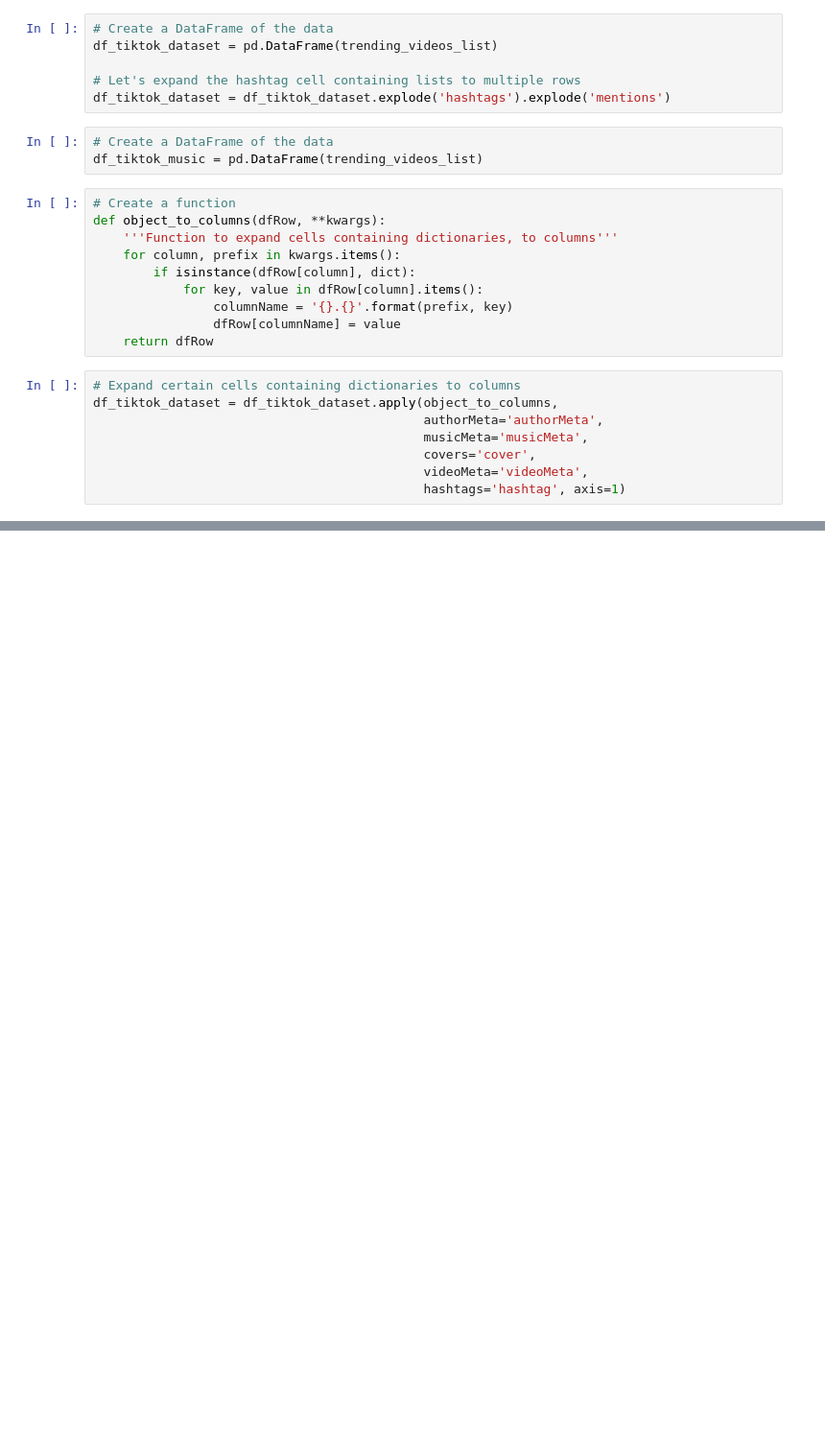
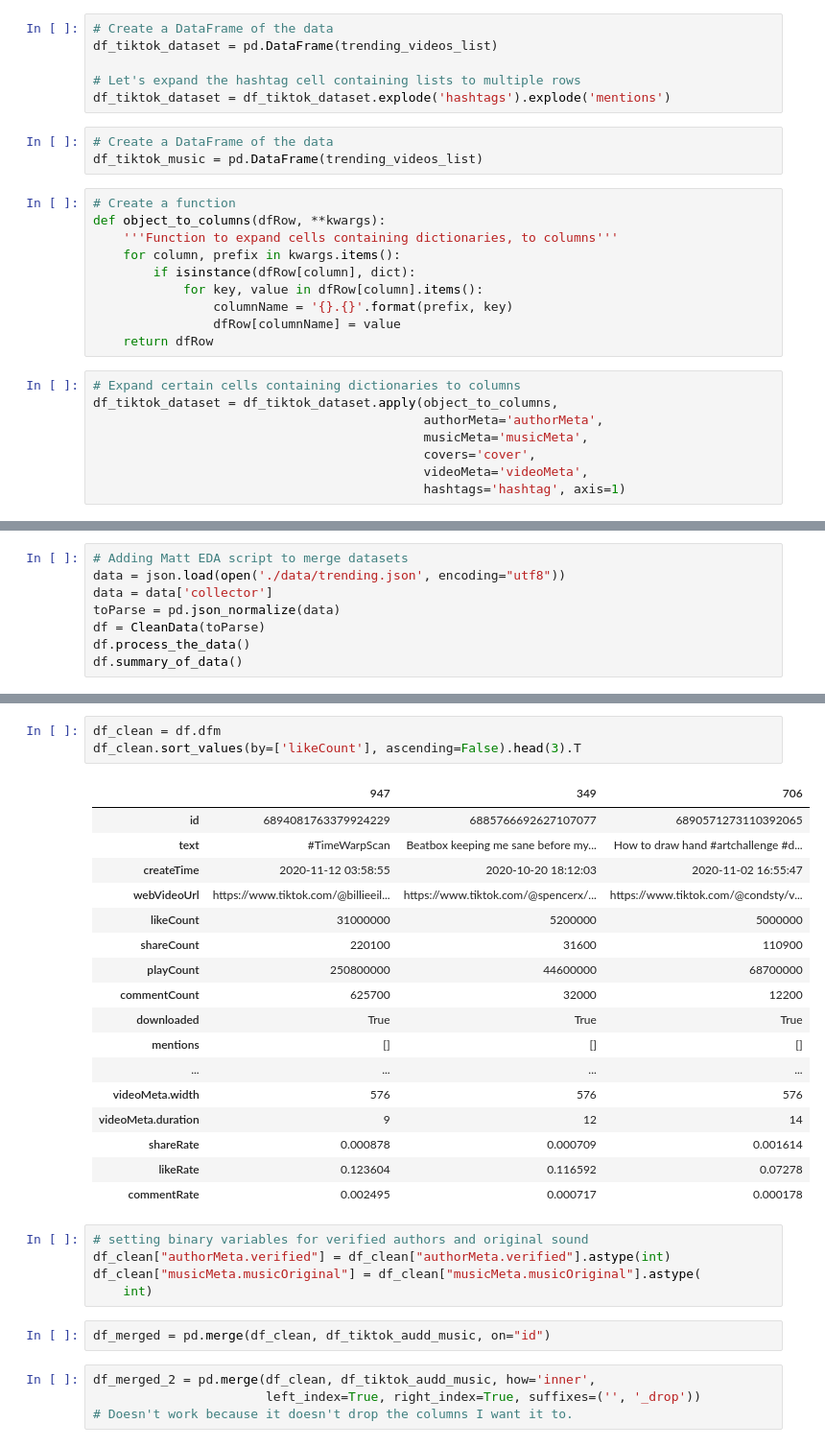
Before and after one commit to ba-group-projects/tiktok-popularity-eda, a Jupyter notebook: tobie_music.ipynb, the cells around one changed output, grey strips where cells are left out. Shown at 96% size. Drawn from its saved outputs; the diff is of its cells as text; blank space fills up the shorter version.

```diff
--- a/tobie_music.ipynb
+++ b/tobie_music.ipynb
@@ -114,0 +277,8 @@ df_tiktok_audd_music
+# %%
+# Adding Matt EDA script to merge datasets
+data = json.load(open('./data/trending.json', encoding="utf8"))
+data = data['collector']
+toParse = pd.json_normalize(data)
+df = CleanData(toParse)
+df.process_the_data()
+df.summary_of_data()
@@ -114,0 +295,32 @@ df_tiktok_audd_music
+# %%
+df_clean = df.dfm
+df_clean.sort_values(by=['likeCount'], ascending=False).head(3).T
+# %% [output]
+|  | 947 | 349 | 706 |
+| id | 6894081763379924229 | 6885766692627107077 | 6890571273110392065 |
+| text | #TimeWarpScan | Beatbox keeping me sane before my... | How to draw hand #artchallenge #d... |
+| createTime | 2020-11-12 03:58:55 | 2020-10-20 18:12:03 | 2020-11-02 16:55:47 |
+| webVideoUrl | https://www.tiktok.com/@billieeil... | https://www.tiktok.com/@spencerx/... | https://www.tiktok.com/@condsty/v... |
+| likeCount | 31000000 | 5200000 | 5000000 |
+| shareCount | 220100 | 31600 | 110900 |
+| playCount | 250800000 | 44600000 | 68700000 |
+| commentCount | 625700 | 32000 | 12200 |
+| downloaded | True | True | True |
+| mentions | [] | [] | [] |
+| ... | ... | ... | ... |
+| videoMeta.width | 576 | 576 | 576 |
+| videoMeta.duration | 9 | 12 | 14 |
+| shareRate | 0.000878 | 0.000709 | 0.001614 |
+| likeRate | 0.123604 | 0.116592 | 0.07278 |
+| commentRate | 0.002495 | 0.000717 | 0.000178 |
+# %%
+# setting binary variables for verified authors and original sound
+df_clean["authorMeta.verified"] = df_clean["authorMeta.verified"].astype(int)
+df_clean["musicMeta.musicOriginal"] = df_clean["musicMeta.musicOriginal"].astype(
+    int)
+# %%
+df_merged = pd.merge(df_clean, df_tiktok_audd_music, on="id")
+# %%
+df_merged_2 = pd.merge(df_clean, df_tiktok_audd_music, how='inner',
+                       left_index=True, right_index=True, suffixes=('', '_drop'))
+# Doesn't work because it doesn't drop the columns I want it to.
```
Also changed, not shown: parts of 27 cells of this notebook, 1 other file.
